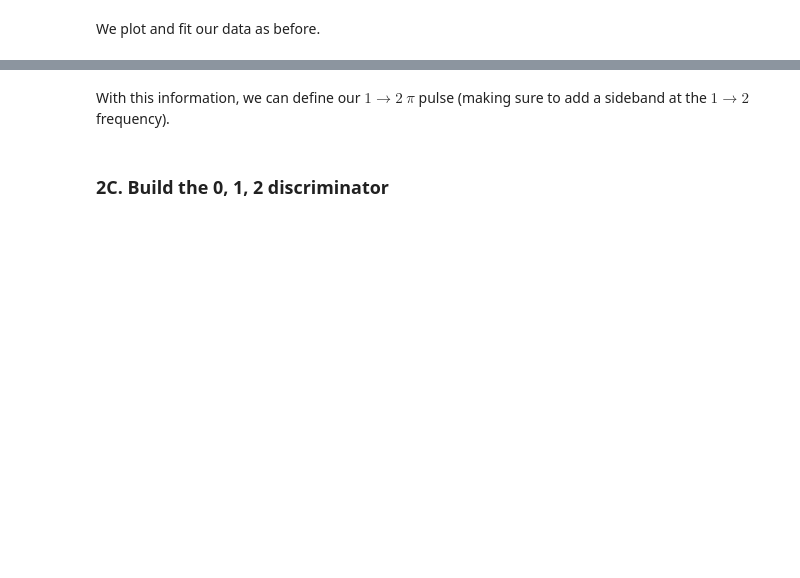
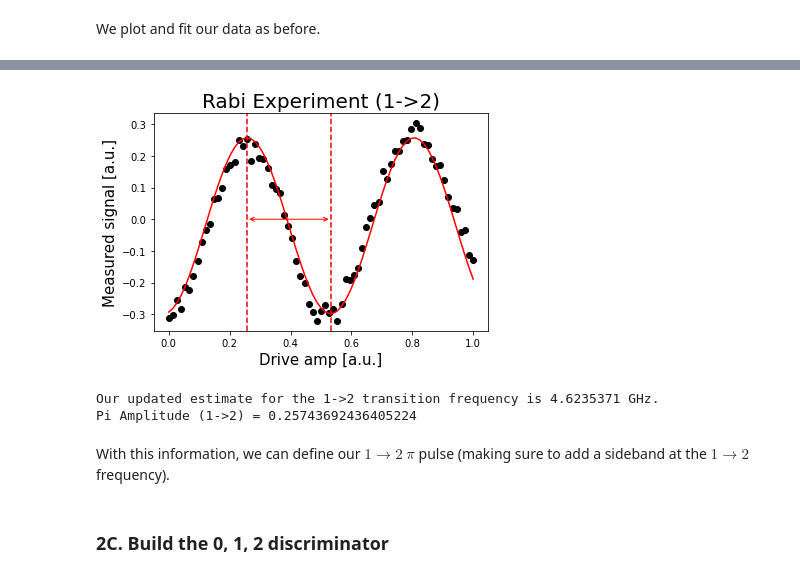
Before and after one commit to lazyoracle/qiskit-3-neutrino, a Jupyter notebook: notebooks/Access_Higher_new.ipynb, the cells around one changed output, grey strips where cells are left out. Drawn from its saved outputs; the diff is of its cells as text; code cells hidden in the pictures; blank space fills up the shorter version.

```diff
--- a/notebooks/Access_Higher_new.ipynb
+++ b/notebooks/Access_Higher_new.ipynb
@@ -888 +767,35 @@ Pi Amplitude (1->2) = 0.2670478675666371
+# %%
+# Note: We only plot the real part of the signal.
+rabi_12_data = np.real(baseline_remove(rabi_12_data))
+(rabi_12_fit_params,
+ rabi_12_y_fit) = fit_function(drive_amps,
+                            rabi_12_data,
+                            lambda x, A, B, drive_12_period, phi: (A*np.cos(2*np.pi*x/drive_12_period - phi) + B),
+                            [4, 0, 0.4, 0.5])
+
+plt.scatter(drive_amps, rabi_12_data, color='black')
+plt.plot(drive_amps, rabi_12_y_fit, color='red')
+
+drive_12_period = rabi_12_fit_params[2]
+# account for phi in computing pi amp
+pi_amp_12 = (drive_12_period/2/np.pi) *(np.pi+rabi_12_fit_params[3])
+
+plt.axvline(pi_amp_12, color='red', linestyle='--')
+plt.axvline(pi_amp_12+drive_12_period/2, color='red', linestyle='--')
+plt.annotate("", xy=(pi_amp_12+drive_12_period/2, 0), xytext=(pi_amp_12,0), arrowprops=dict(arrowstyle="<->", color='red'))
+#plt.annotate("$\pi$", xy=(pi_amp_12-0.03, 0.1), color='red')
+
+plt.xlabel("Drive amp [a.u.]", fontsize=15)
+plt.ylabel("Measured signal [a.u.]", fontsize=15)
+plt.title('Rabi Experiment (1->2)', fontsize=20)
+plt.show()
+# %% [output]
+[figure, added]
+# %%
+print(f"Our updated estimate for the 1->2 transition frequency is "
+      f"{round(qubit_12_freq/GHz, 7)} GHz.")
+print(f"Pi Amplitude (1->2) = {pi_amp_12}")
+# %% [output]
+Our updated estimate for the 1->2 transition frequency is 4.6235371 GHz.
+Pi Amplitude (1->2) = 0.25743692436405224
 # %%
```
Also changed, not shown: parts of 64 cells of this notebook.
